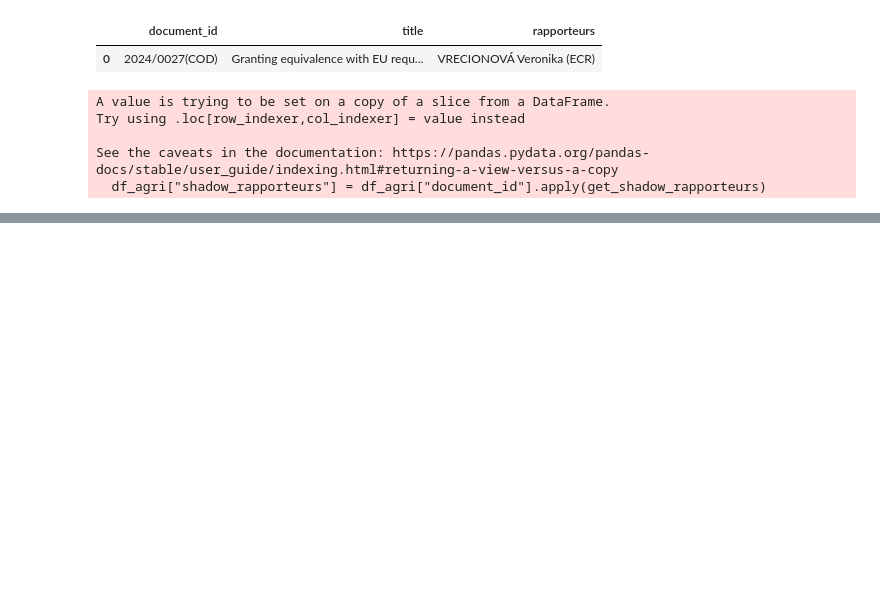
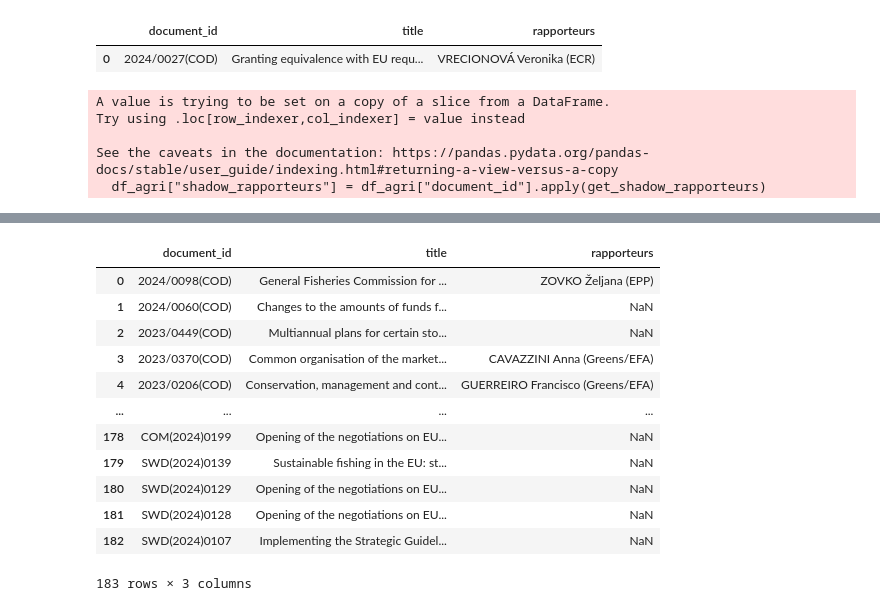
Before and after one commit to CarolineMortensen/Group_project_CSS, a Jupyter notebook: datascraping.ipynb, the cells around one changed output, grey strips where cells are left out. Cells and saved outputs as stored; diff of their text form; code cells hidden in the pictures; blank space fills up the shorter version.

```diff
--- a/datascraping.ipynb
+++ b/datascraping.ipynb
@@ -203,0 +206,32 @@ df_agri
+# %%
+# Fisheries policy
+url_fish = "https://oeil.secure.europarl.europa.eu/oeil/en/search/export/XML?fullText.mode=EXACT_WORD&term=9th+term+2019+-+2024&subject=3.15+Fisheries+policy&resultsOnly=true"
+
+response_fish = requests.get(url_fish)
+response_fish.raise_for_status()
+
+root1 = ET.fromstring(response_fish.content)
+
+data_fish = []
+
+for item in root1.find("items").findall("item"):
+    reference1 = item.findtext("reference", default="")
+    title1 = item.findtext("title", default="")
+
+    # Extract all rapporteurs
+    rapporteurs_elem_fish = item.find("rapporteur")
+    if rapporteurs_elem_fish is not None:
+        rapporteurs1 = [r.text for r in rapporteurs_elem_fish.findall("rapporteur") if r.text]
+    else:
+        rapporteurs1 = ['NaN']
+
+    rapporteurs1_str = ", ".join(rapporteurs1) if rapporteurs1 else ""
+
+    data_fish.append({
+        "document_id": reference1,
+        "title": title1,
+        "rapporteurs": rapporteurs1_str,
+    })
+
+df_fish = pd.DataFrame(data_fish)
+print(df_fish.head())
@@ -203,0 +252,17 @@ df_agri
+# %%
+df_fish['rapporteurs'] = df_fish['rapporteurs'].replace('', np.nan)
+df_fish
+# %% [output]
+|  | document_id | title | rapporteurs |
+| 0 | 2024/0098(COD) | General Fisheries Commission for ... | ZOVKO Željana (EPP) |
+| 1 | 2024/0060(COD) | Changes to the amounts of funds f... | NaN |
+| 2 | 2023/0449(COD) | Multiannual plans for certain sto... | NaN |
+| 3 | 2023/0370(COD) | Common organisation of the market... | CAVAZZINI Anna (Greens/EFA) |
+| 4 | 2023/0206(COD) | Conservation, management and cont... | GUERREIRO Francisco (Greens/EFA) |
+| ... | ... | ... | ... |
+| 178 | COM(2024)0199 | Opening of the negotiations on EU... | NaN |
+| 179 | SWD(2024)0139 | Sustainable fishing in the EU: st... | NaN |
+| 180 | SWD(2024)0129 | Opening of the negotiations on EU... | NaN |
+| 181 | SWD(2024)0128 | Opening of the negotiations on EU... | NaN |
+| 182 | SWD(2024)0107 | Implementing the Strategic Guidel... | NaN |
+183 rows × 3 columns
```
Also changed, not shown: parts of 10 cells of this notebook, 1 other file.
